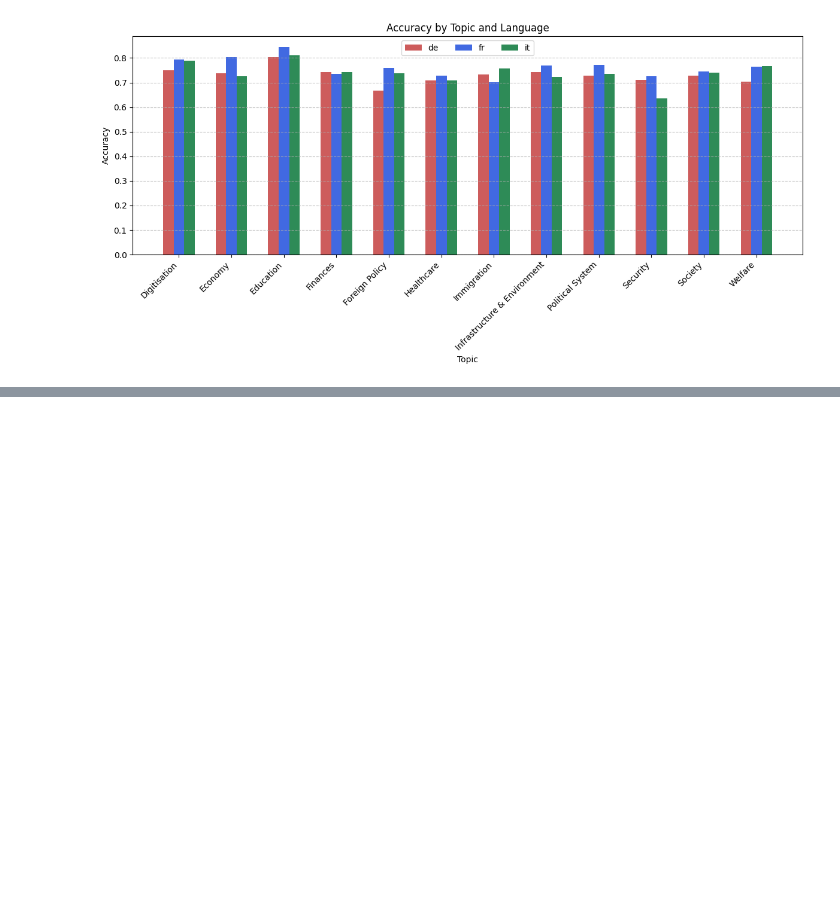
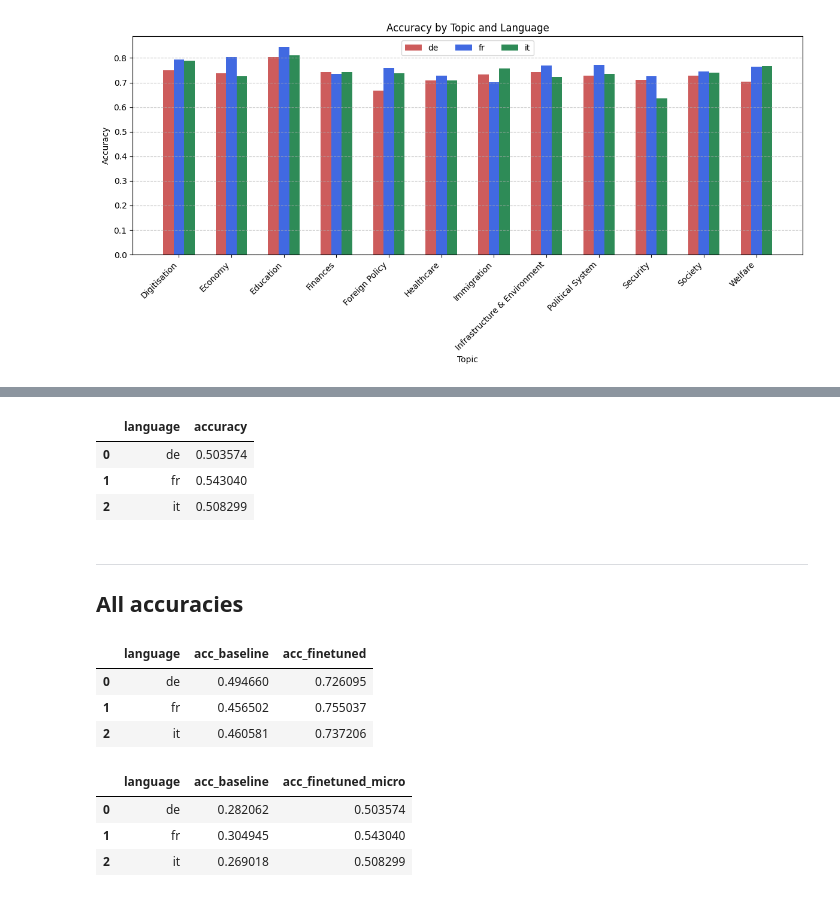
Before and after one commit to NazaninShafiabadi/StanceDetection, a Jupyter notebook: data/xstance/analysis.ipynb, the cells around one changed output, grey strips where cells are left out. Cells and saved outputs as stored; diff of their text form; code cells hidden in the pictures; blank space fills up the shorter version.

```diff
--- a/data/xstance/analysis.ipynb
+++ b/data/xstance/analysis.ipynb
@@ -5,7 +7,7 @@ import json
 # %%
-def compute_accuracy(preds_df):
-    return preds_df.groupby('language')[['label', 'prediction']]\
-        .apply(lambda x: (x['label'] == x['prediction'])\
+def compute_accuracy(preds_df, labels_column, pred_column):
+    return preds_df.groupby('language')[[labels_column, pred_column]]\
+        .apply(lambda x: (x[labels_column] == x[pred_column])\
                .mean())\
                 .reset_index()\
                     .rename(columns={0: 'accuracy'})
@@ -75,0 +78,4 @@ Name: count, dtype: int64
+# %%
+bi_baseline_preds = pd.read_csv('../../predictions/bi_baseline_preds.csv')
+bi_baseline_acc = compute_accuracy(bi_baseline_preds, 'label', 'prediction')
+bi_baseline_acc
@@ -92,7 +103,8 @@ compute_accuracy(test_preds)
 # %%
 # Questions + comments
 bi_test_preds = pd.read_csv('../../predictions/bi_test_preds.csv')
-compute_accuracy(bi_test_preds)
+bi_ft_acc = compute_accuracy(bi_test_preds, 'label', 'prediction')
+bi_ft_acc
 # %% [output]
 |  | language | accuracy |
 | 0 | de | 0.726095 |
@@ -124,0 +150,36 @@ plot_metrics(model_dir)
+# %%
+multi_micro_preds = pd.read_csv('../../predictions/multi_micro_preds.csv')
+multi_micro_acc = compute_accuracy(multi_micro_preds, 'numerical_label', 'prediction')
+multi_micro_acc
+# %% [output]
+|  | language | accuracy |
+| 0 | de | 0.503574 |
+| 1 | fr | 0.543040 |
+| 2 | it | 0.508299 |
+# %% [markdown]
+---
+## All accuracies
+# %%
+bi_acc = pd.merge(
+    bi_baseline_acc.rename(columns={'accuracy': 'acc_baseline'}),
+    bi_ft_acc.rename(columns={'accuracy': 'acc_finetuned'}),
+    on='language'
+)
+bi_acc
+# %% [output]
+|  | language | acc_baseline | acc_finetuned |
+| 0 | de | 0.494660 | 0.726095 |
+| 1 | fr | 0.456502 | 0.755037 |
+| 2 | it | 0.460581 | 0.737206 |
+# %%
+multi_acc = pd.merge(
+    multi_base_acc.rename(columns={'accuracy': 'acc_baseline'}),
+    multi_micro_acc.rename(columns={'accuracy': 'acc_finetuned_micro'}),
+    on='language'
+)
+multi_acc
+# %% [output]
+|  | language | acc_baseline | acc_finetuned_micro |
+| 0 | de | 0.282062 | 0.503574 |
+| 1 | fr | 0.304945 | 0.543040 |
+| 2 | it | 0.269018 | 0.508299 |
```
Also changed, not shown: parts of 12 cells of this notebook, 4 other files.
